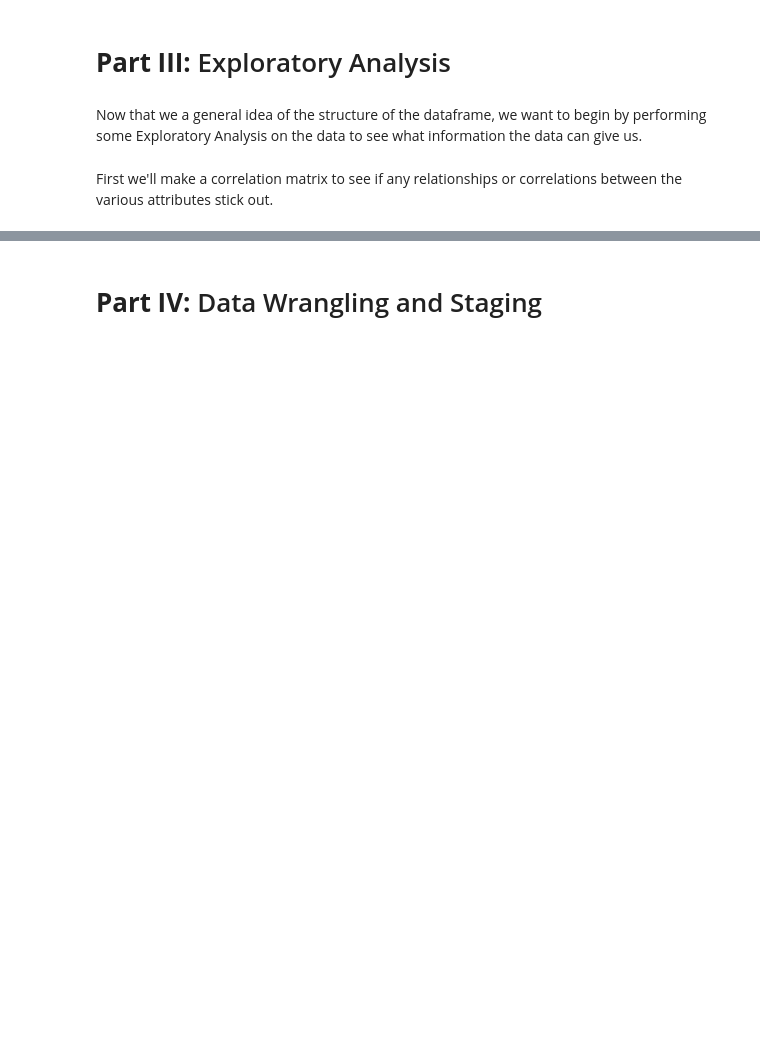
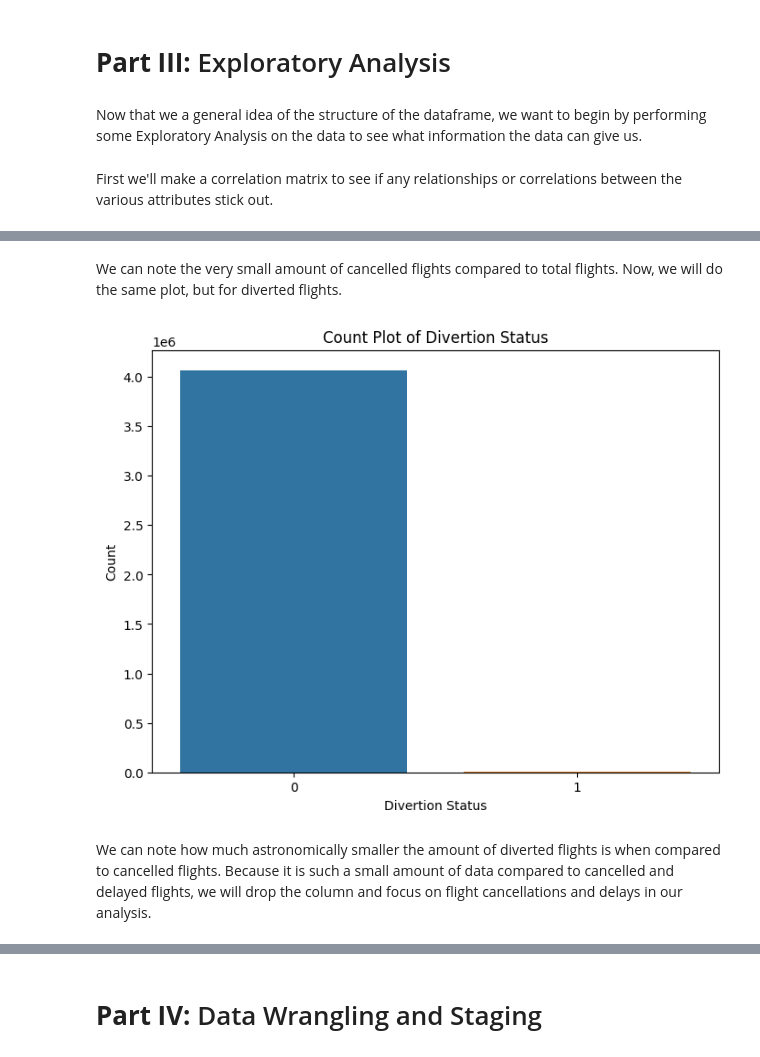
Before and after one commit to lukashchu/flightcancellations, a Jupyter notebook: cis5450fa23_final_project.ipynb, the cells around one changed output, grey strips where cells are left out. Drawn from its saved outputs; the diff is of its cells as text; code cells hidden in the pictures; blank space fills up the shorter version.

```diff
--- a/cis5450fa23_final_project.ipynb
+++ b/cis5450fa23_final_project.ipynb
@@ -184,0 +250,14 @@ plt.show()
+# %% [markdown]
+We can note the very small amount of cancelled flights compared to total flights. Now, we will do the same plot, but for diverted flights.
+# %%
+# Count plot of divertion status
+plt.figure(figsize=(8, 6))
+sns.countplot(x='Diverted', data=df)
+plt.title('Count Plot of Divertion Status')
+plt.xlabel('Divertion Status')
+plt.ylabel('Count')
+plt.show()
+# %% [output]
+[figure, added]
+# %% [markdown]
+We can note how much astronomically smaller the amount of diverted flights is when compared to cancelled flights. Because it is such a small amount of data compared to cancelled and delayed flights, we will drop the column and focus on flight cancellations and delays in our analysis.
```
Also changed, not shown: parts of 98 cells of this notebook, 1 other file.
